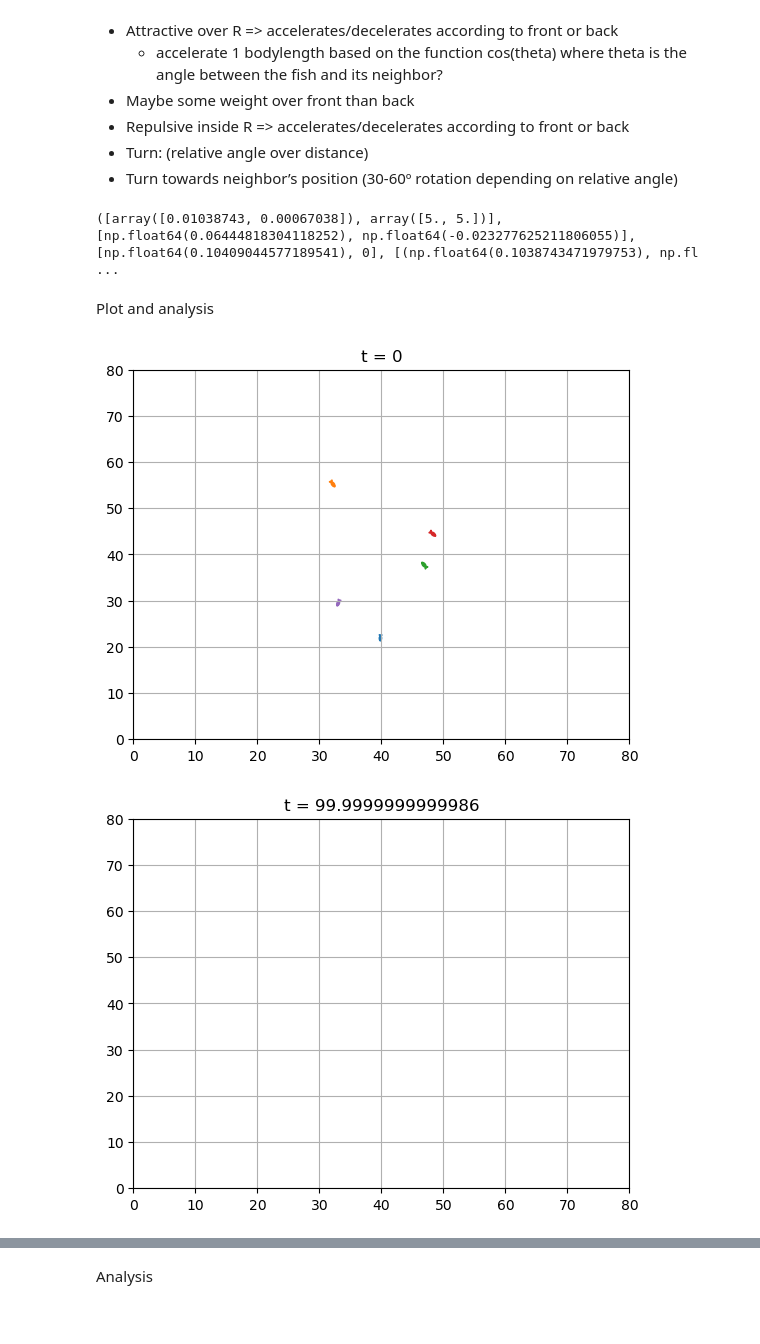
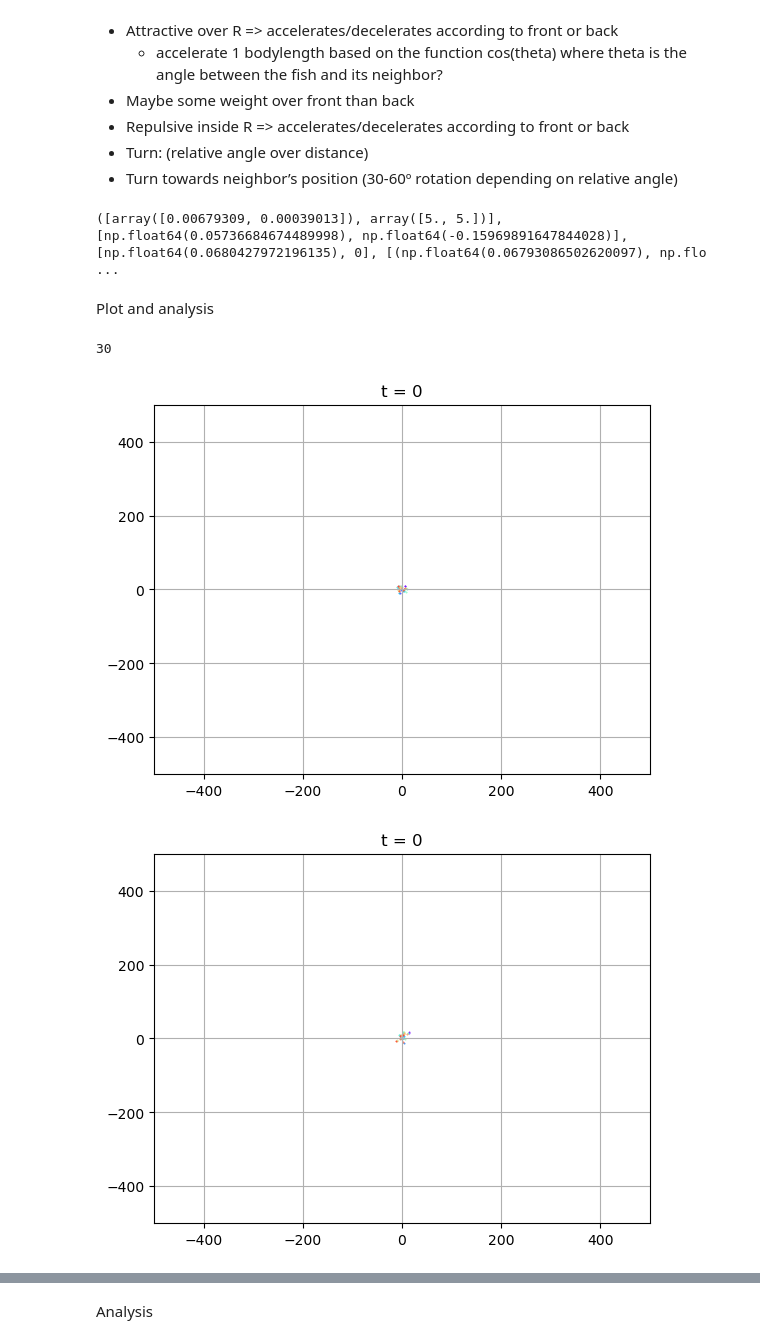
Before and after one commit to Bobomoto/PHYS250-Final-Project, a Jupyter notebook: Finalproject.ipynb, the cells around one changed output, grey strips where cells are left out. Saved outputs shown, nothing was run; the diff lists cells and outputs as text; code cells hidden in the pictures.

```diff
--- a/Finalproject.ipynb
+++ b/Finalproject.ipynb
@@ -38,7 +38,7 @@ poolsize = 50 #relative to body length, maybe 1000
 maxvelocity = 10 #bodylength per seconds
 
 #init coordinations
-motcoords = [(rng.uniform(0,poolsize),rng.uniform(0,poolsize)) for i in np.arange(N)]
+motcoords = [(rng.uniform(-poolsize/2,poolsize/2),rng.uniform(-poolsize/2,poolsize/2)) for i in np.arange(N)]
 
 #init orientations
 radmotangles = [rng.uniform(0,2*np.pi) for i in np.arange(N)]
@@ -97,8 +133,8 @@ for i in np.arange(N):
     rotfmarker = fmarker.transformed(mpl.transforms.Affine2D().rotate_deg(degmotangles[i]))
     ax.scatter(xcoords[i],ycoords[i], marker = rotfmarker, s = 160000/poolsize**2)
 
-ax.set_xlim(0,poolsize)
-ax.set_ylim(0,poolsize)
+ax.set_xlim(-poolsize/2,poolsize/2)
+ax.set_ylim(-poolsize/2,poolsize/2)
 ax.grid()
 plt.plot()
 
@@ -127,13 +163,14 @@ for i in np.arange(N):
 #we can also change the fish to only respond to a certain angle of neighbor, like -pi/3 to pi/3 rad
 #error about 0.25 maybe, can change
 
-def updatefish(positions,radorientations,speeds,velocity, arenasize, time = 0, timestep = 0.1, maxa = 0.8, maxdwdt = 0.5, erroracc = 0.5, errordwdt = 0.5):
+def updatefish(positions,radorientations,speeds,velocity, arenasize = 100, time = 0, timestep = 0.1, maxa = 1.0, maxdwdt = 0.6, vdecay = 0.8, erroracc = 0.5, errordwdt = 0.5):
     copypositions = positions.copy()
     time += timestep
     t = timestep
     N = len(positions)
     maxspeed = 10
     minspeed = 0
+    maxcoord = arenasize/2
     for i in np.arange(N):
         #find distance and angle to wall
 
@@ -150,16 +187,16 @@ def updatefish(positions,radorientations,speeds,velocity, arenasize, time = 0, t
         if neighdist > 2:
             #update velocity magnitude based on where the other fish is. If in front, accelerate, if behind, deccelerate by a constant, let's say 0.5 bl/s^2. also fish only respond to the  60º in front
             if np.abs(speeds[i] + motacc*t) <= maxspeed:
-                speeds[i] = speeds[i] + motacc*t
+                speeds[i] = speeds[i]*np.exp(-t/vdecay) + motacc*t
             else:
-                speeds[i] = speeds[i]
+                speeds[i] = speeds[i]*np.exp(-t/vdecay)
         #speed rule 2, repulsive under R
         elif neighdist < 2:
             #if behind, accelerate forward. if ahead, decelerate
             if np.abs(speeds[i] - motacc*t) <= maxspeed:
-                speeds[i] = speeds[i] - motacc*t
+                speeds[i] = speeds[i]*np.exp(-t/vdecay) - motacc*t
             else:
-                speeds[i] = speeds[i]
+                speeds[i] = speeds[i]*np.exp(-t/vdecay)
         if speeds[i] <= 0:
             speeds[i] = 0 #speed cannot be less than 0, fish cannot swim backwards
 
@@ -169,17 +206,22 @@ def updatefish(positions,radorientations,speeds,velocity, arenasize, time = 0, t
         elif neighdist < 2: #radpersecond
             radorientations[i] = radorientations[i] -  dwdt*t
 
-        #add repulsive force towards wall
-
         if neighdist > 2: #radpersecond
             radorientations[i] = radorientations[i] + dwdt*t
         elif neighdist < 2: #radpersecond
             radorientations[i] = radorientations[i] -  dwdt*t
 
+        #add repulsive force towards wall
+
+
         #update velocity
         velocity[i] = (speeds[i]*np.cos(radorientations[i]),speeds[i]*np.sin(radorientations[i]))
+
         #update position
-        positions[i] = np.add(positions[i],np.array(velocity[i])*t) # x = x+vt for all fish
+        checknewposition = np.add(positions[i],np.array(velocity[i])*t)
+
+        #check position so that it is within bounds
+        positions[i] = positions[i] + np.array(velocity[i])*t # x = x+vt for all fish
 
     return positions, radorientations, speeds, velocity, time
 
@@ -189,19 +231,19 @@ radfish = [0, 0]
 
 print(updatefish(fishpos,radfish,spd,motvel))
 # %% [output]
-([array([0.01038743, 0.00067038]), array([5., 5.])], [np.float64(0.06444818304118252), np.float64(-0.023277625211806055)], [np.float64(0.10409044577189541), 0], [(np.float64(0.1038743471979753), np.fl ...
+([array([0.00679309, 0.00039013]), array([5., 5.])], [np.float64(0.05736684674489998), np.float64(-0.15969891647844028)], [np.float64(0.0680427972196135), 0], [(np.float64(0.06793086502620097), np.flo ...
 # %% [markdown]
 Plot and analysis
 # %%
-def initialize(numfish, mincoord, maxcoord, maxvelocity = 10):
+def initialize(numfish, maxcoord, maxvelocity = 10):
     N = numfish #number of fish
     maxvelocity = maxvelocity #bodylength per seconds
 
     #init coordinations
-    motcoords = [(rng.uniform(mincoord,maxcoord),rng.uniform(mincoord,maxcoord)) for i in np.arange(N)]
+    motcoords = [np.array([rng.uniform(-maxcoord,maxcoord),rng.uniform(-maxcoord,maxcoord)]) for i in np.arange(N)]
 
     #init orientations
-    radmotangles = [rng.uniform(0,2*np.pi) for i in np.arange(N)]
+    radmotangles = [np.array(rng.uniform(0,2*np.pi)) for i in np.arange(N)]
     degmotangles = np.rad2deg(radmotangles)
 
     #initialize velocity magnitude array
@@ -211,48 +253,51 @@ def initialize(numfish, mincoord, maxcoord, maxvelocity = 10):
     motvelmag = rng.normal(1,0.5,numfish)
 
     #create a velocity (direction & magnitude) array
-    motvel = [(motvelmag[i]*np.cos(radmotangles[i]),motvelmag[i]*np.sin(radmotangles[i])) for i in np.arange(N)]
+    motvel = [np.array((motvelmag[i]*np.cos(radmotangles[i]),motvelmag[i]*np.sin(radmotangles[i]))) for i in np.arange(N)]
     return motcoords, radmotangles, motvelmag, motvel
 # %%
 #plotting function
 
 def plot(coords, radorientations, arenasize, title = '', fishmarker = fmarker):
-    poolsize = arenasize
     degmotangles = np.rad2deg(radorientations)
 
     xcoords, ycoords = zip(*coords)
     N = len(coords)
+    colors = cm.rainbow(np.linspace(0, 1, N))
 
     fig, ax = plt.subplots()
     # scaling follows s = 160000/x^2 where x is the width of the coordinate
 
     for i in np.arange(N):
         rotmarker = fishmarker.transformed(mpl.transforms.Affine2D().rotate_deg(degmotangles[i]))
-        ax.scatter(xcoords[i],ycoords[i], marker = rotmarker, s = 160000/poolsize**2)
+        ax.scatter(xcoords[i],ycoords[i], marker = rotmarker, s = 160000/arenasize**2, color = colors[i])
 
-    ax.set_xlim(0,poolsize)
-    ax.set_ylim(0,poolsize)
+    ax.set_xlim(-arenasize/2,arenasize/2)
+    ax.set_ylim(-arenasize/2,arenasize/2)
     ax.set_title(title)
     ax.grid()
     plt.plot()
 # %%
-numiterations = 1000
-poolsize = 80
-numfish = 5
-time = 0
+numiterations = 2000
+poolsize = 1000 #80 is the length of each side
+numfish = 30
+inittime = 0
 
 positionarray = []
 
-pos, motorientations, motspeeds, motvelocity = initialize(numfish,20,60)
+pos, motorientations, motspeeds, motvelocity = initialize(numfish,-10,10)
 plot(pos,motorientations,poolsize, 't = 0')
 
 for i in np.arange(numiterations):
-    pos, motorientations, motspeeds, motvelocity, time = updatefish(pos, motorientations, motspeeds, motvelocity, time)
+    pos, motorientations, motspeeds, motvelocity, time = updatefish(pos, motorientations, motspeeds, motvelocity, inittime)
     positionarray.append(copy.deepcopy(pos))
 
-plot(pos,motorientations,poolsize, f't = {time}')
+plot(pos,motorientations,poolsize, f't = {inittime}')
+
+print(len(motvelocity))
 # %% [output]
+30
-[figure, old version]
+[figure, new version]
-[figure, old version]
+[figure, new version]
 # %%
 fig, ax = plt.subplots()
```
Also changed, not shown: parts of 3 cells of this notebook.
